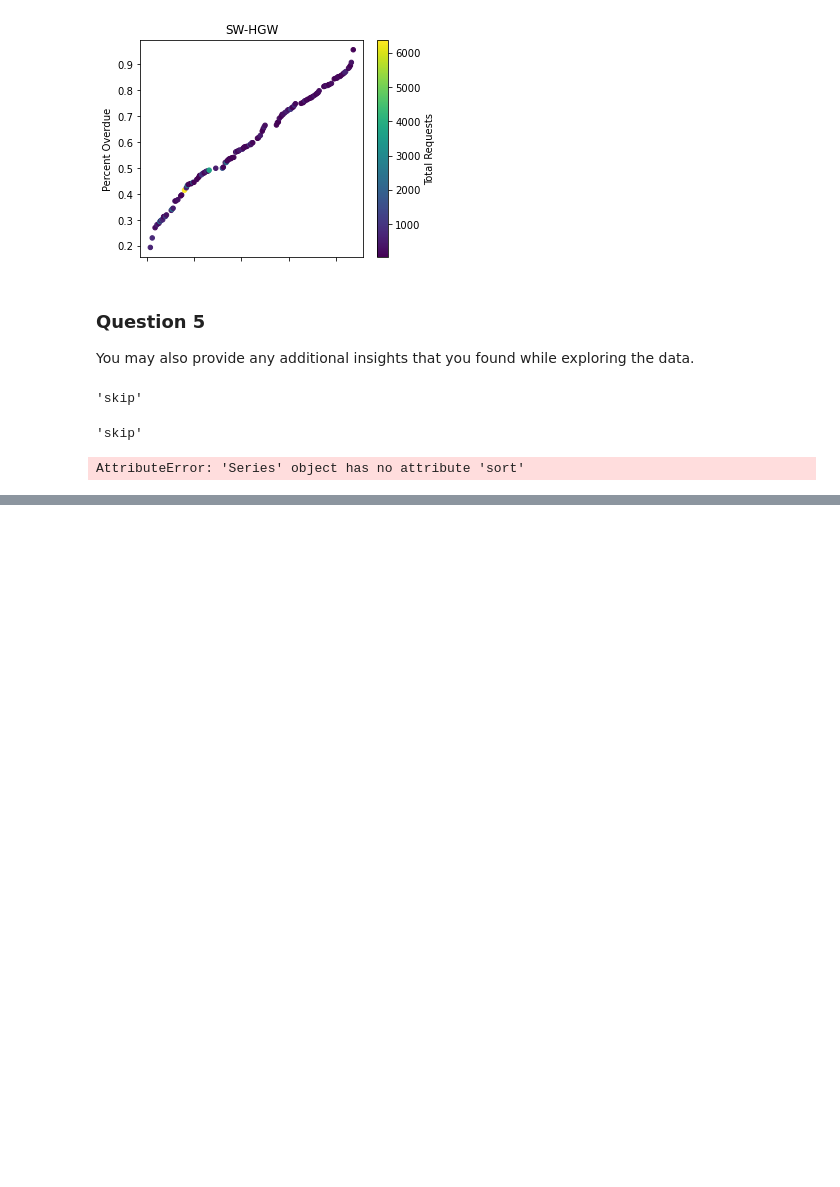
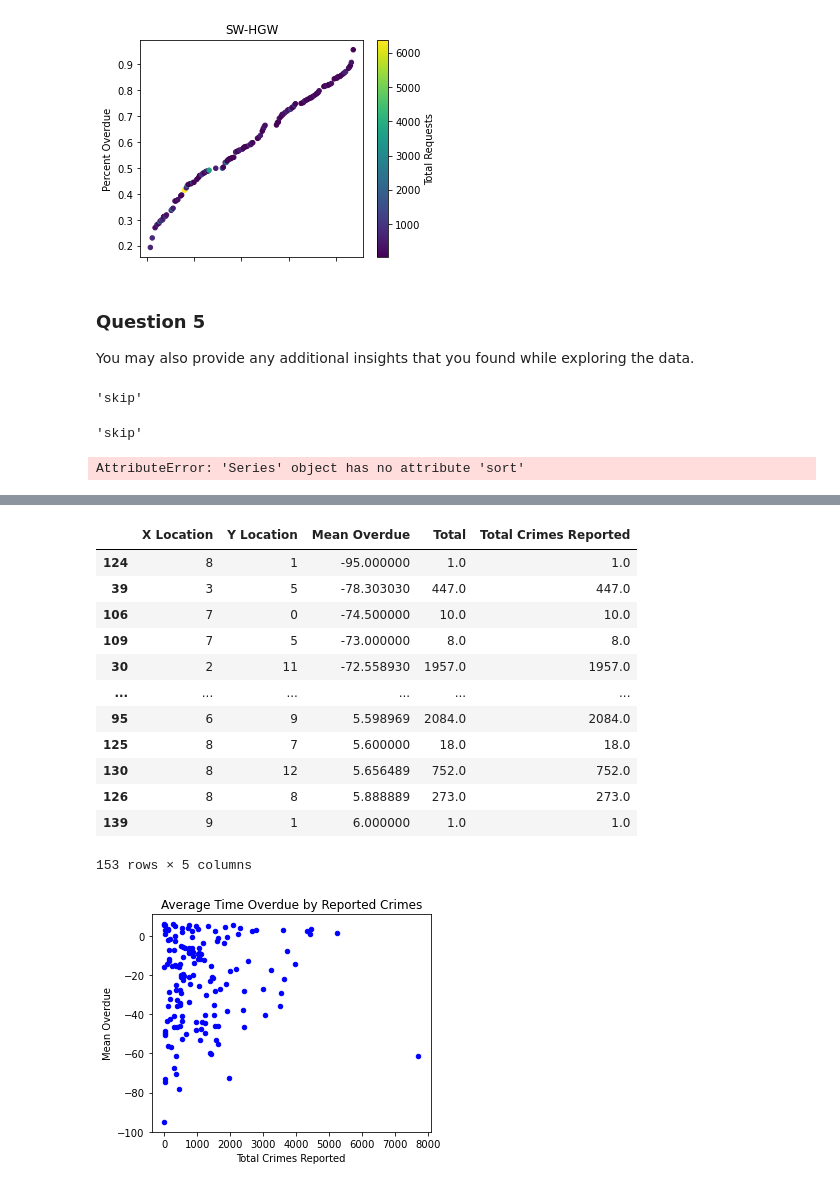
Before and after one commit to micah-rufsvold/hottinruf, a Jupyter notebook: Citistat_Analytics/Citistat interview analysis 0.2.ipynb, the cells around one changed output, grey strips where cells are left out. Drawn from its saved outputs; the diff is of its cells as text; code cells hidden in the pictures; blank space fills up the shorter version.

```diff
--- a/Citistat_Analytics/Citistat interview analysis 0.2.ipynb
+++ b/Citistat_Analytics/Citistat interview analysis 0.2.ipynb
@@ -318,11 +347,11 @@ small_lat 39.2004413570053
 # %%
 import math
 def assign_grid(row):
-    big_lon = -76.406988
-    big_lat =39.621921
-    small_lon= -76.815692
+    big_lon = -76.5297751696803
+    big_lat =39.3719924255404
+    small_lon= -76.7112772946237
     small_lat = 39.2004413570053
-    grid_size = (20,30)
+    grid_size = (10,20)
     x_size = (big_lon - small_lon)/grid_size[0]
     y_size = (big_lat - small_lat)/grid_size[1]
     lat = row['Latitude']
@@ -331,5 +360,7 @@ def assign_grid(row):
     y_loc = math.floor((lat - small_lat)/y_size)
     return(pd.Series({"X Location": x_loc, "Y Location": y_loc}))
 
-test = clean_recs.dropna()
-test[['X Location', 'Y Location']] = test.apply(assign_grid, axis = 1)
+requests_with_region = sw_requests.copy()
+requests_with_region[['X Location', 'Y Location']] = requests_with_region.apply(assign_grid, axis = 1)
+reports_with_region = bpd_requests.copy()
+reports_with_region[['X Location', 'Y Location']] = reports_with_region.apply(assign_grid, axis = 1)
@@ -355,0 +367,17 @@ test.sort_values('Longitude')
+# %%
+requests_grouped = requests_with_region.groupby(by=['X Location', 'Y Location'])
+reports_grouped = reports_with_region.groupby(by=['X Location','Y Location'])
+
+def get_mean_overdue(df):
+    df['Days Overdue'] = df.apply(lambda x : (x['Due Date'] - x['Close Date']).days, axis=1)
+    return df['Days Overdue'].mean()
+
+regional_overdue_mean = requests_grouped.apply(get_mean_overdue).reset_index(name='Mean Overdue')
+# %%
+regional_crime_totals = reports_grouped.apply(lambda x : len(x)).reset_index(name='Total')
+scoped_crime= regional_crime_totals[regional_crime_totals['X Location']>=0]
+scoped_crime = scoped_crime[scoped_crime['X Location']<21]
+scoped_crime = scoped_crime[scoped_crime['Y Location']>-1]
+scoped_crime = scoped_crime[scoped_crime['Y Location']<31]
+scoped_crime.sort_values('Total')
+regional_overdue_mean
@@ -355,0 +398,24 @@ test.sort_values('Longitude')
+# %%
+overdue_with_crime = pd.merge(left=regional_overdue_mean, right=scoped_crime, how='left', left_on=['X Location','Y Location'], right_on=['X Location','Y Location'])
+overdue_with_crime['Total Crimes Reported'] = overdue_with_crime['Total'].fillna(0)
+overdue_with_crime.sort_values('Total Crimes Reported')
+overdue_with_crime = overdue_with_crime[overdue_with_crime['Mean Overdue']>-100]
+display(overdue_with_crime.sort_values('Mean Overdue'))
+g = overdue_with_crime.plot(y="Mean Overdue", x='Total Crimes Reported', kind="scatter", color='blue', title="Average Time Overdue by Reported Crimes", figsize= (5,4))
+graph = g.get_figure()
+graph.savefig('average overdue by reported crime.png', bbox_inches = 'tight')
+# %% [output]
+|  | X Location | Y Location | Mean Overdue | Total | Total Crimes Reported |
+| 124 | 8 | 1 | -95.000000 | 1.0 | 1.0 |
+| 39 | 3 | 5 | -78.303030 | 447.0 | 447.0 |
+| 106 | 7 | 0 | -74.500000 | 10.0 | 10.0 |
+| 109 | 7 | 5 | -73.000000 | 8.0 | 8.0 |
+| 30 | 2 | 11 | -72.558930 | 1957.0 | 1957.0 |
+| ... | ... | ... | ... | ... | ... |
+| 95 | 6 | 9 | 5.598969 | 2084.0 | 2084.0 |
+| 125 | 8 | 7 | 5.600000 | 18.0 | 18.0 |
+| 130 | 8 | 12 | 5.656489 | 752.0 | 752.0 |
+| 126 | 8 | 8 | 5.888889 | 273.0 | 273.0 |
+| 139 | 9 | 1 | 6.000000 | 1.0 | 1.0 |
+153 rows × 5 columns
+[figure, added]
```
Also changed, not shown: parts of 14 cells of this notebook, 15 other files.
